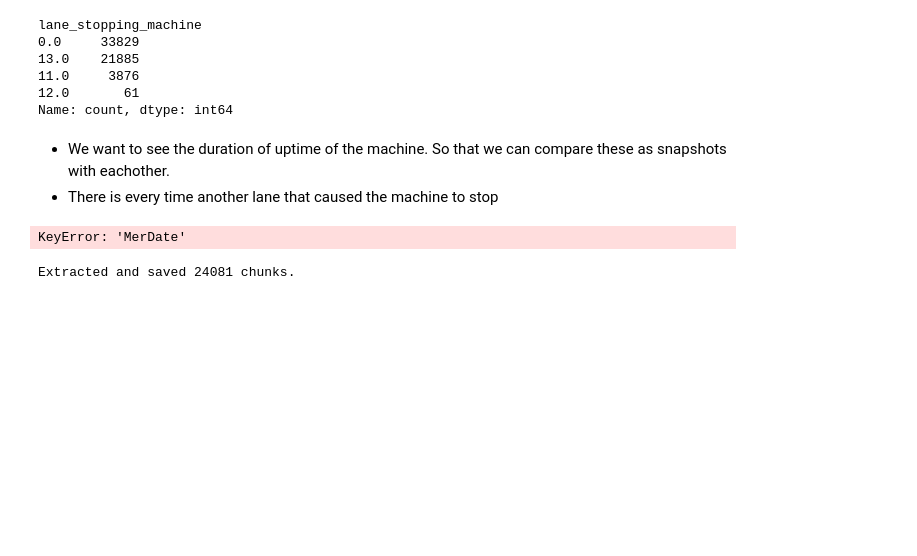
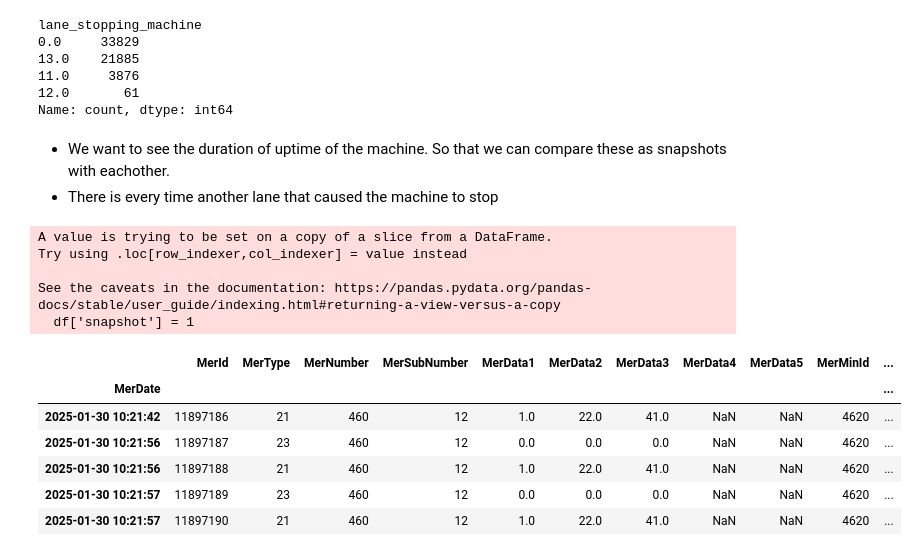
Before and after one commit to AcidSudo/Sanovo_19052025, a Jupyter notebook: exploration_21052025.ipynb, the cells around one changed output. Cells and saved outputs as stored; diff of their text form; code cells hidden in the pictures; blank space fills up the shorter version.

```diff
--- a/exploration_21052025.ipynb
+++ b/exploration_21052025.ipynb
@@ -116,28 +116,34 @@ Name: count, dtype: int64
 # %% [markdown]
 - We want to see the duration of uptime of the machine. So that we can compare these as snapshots with eachother.
 - There is every time another lane that caused the machine to stop
-# %%
-data_filtered[data_filtered['MerDate'] <= '2025-03-20 19:43:08']
-# %% [output]
-KeyError: 'MerDate'
-# %%
-# Initialize variables
-chunks = []
-current_chunk = []
-recording = False
-
-# Iterate through the DataFrame
-for index, row in data_filtered.iterrows():
-    if row['MerType'] == 8 and row['MerNumber'] == 1:
-        current_chunk = [row]
-        recording = True
-    elif recording:
-        current_chunk.append(row)
-        if row['MerType'] == 8 and row['MerNumber'] == 0:
-            chunks.append(pd.DataFrame(current_chunk))
-            current_chunk = []
-            recording = False
-
-print(f"Extracted and saved {len(chunks)} chunks.")
-# %% [output]
-Extracted and saved 24081 chunks.
+# %%
+
+def stop_snapshots(df):
+    # Startwaarde voor snapshot
+    df['snapshot'] = 1
+    current_snapshot = 1
+
+    # Itereer over de rijen
+    for index, row in df.iterrows():
+        if row['MerType'] == 8 and row['MerNumber'] == 0:
+            current_snapshot += 1
+        df.at[index, 'snapshot'] = current_snapshot
+
+    return df
+
+stop_snapshots(data_filtered)
+
+data_filtered.head(5)
+# %% [output]
+A value is trying to be set on a copy of a slice from a DataFrame.
+Try using .loc[row_indexer,col_indexer] = value instead
+
+See the caveats in the documentation: https://pandas.pydata.org/pandas-docs/stable/user_guide/indexing.html#returning-a-view-versus-a-copy
+  df['snapshot'] = 1
+|  | MerId | MerType | MerNumber | MerSubNumber | MerData1 | MerData2 | MerData3 | MerData4 | MerData5 | MerMinId | ... |
+| MerDate |  |  |  |  |  |  |  |  |  |  | ... |
+| 2025-01-30 10:21:42 | 11897186 | 21 | 460 | 12 | 1.0 | 22.0 | 41.0 | NaN | NaN | 4620 | ... |
+| 2025-01-30 10:21:56 | 11897187 | 23 | 460 | 12 | 0.0 | 0.0 | 0.0 | NaN | NaN | 4620 | ... |
+| 2025-01-30 10:21:56 | 11897188 | 21 | 460 | 12 | 1.0 | 22.0 | 41.0 | NaN | NaN | 4620 | ... |
+| 2025-01-30 10:21:57 | 11897189 | 23 | 460 | 12 | 0.0 | 0.0 | 0.0 | NaN | NaN | 4620 | ... |
+| 2025-01-30 10:21:57 | 11897190 | 21 | 460 | 12 | 1.0 | 22.0 | 41.0 | NaN | NaN | 4620 | ... |
```
Also changed, not shown: parts of 11 cells of this notebook, 3 other files.
